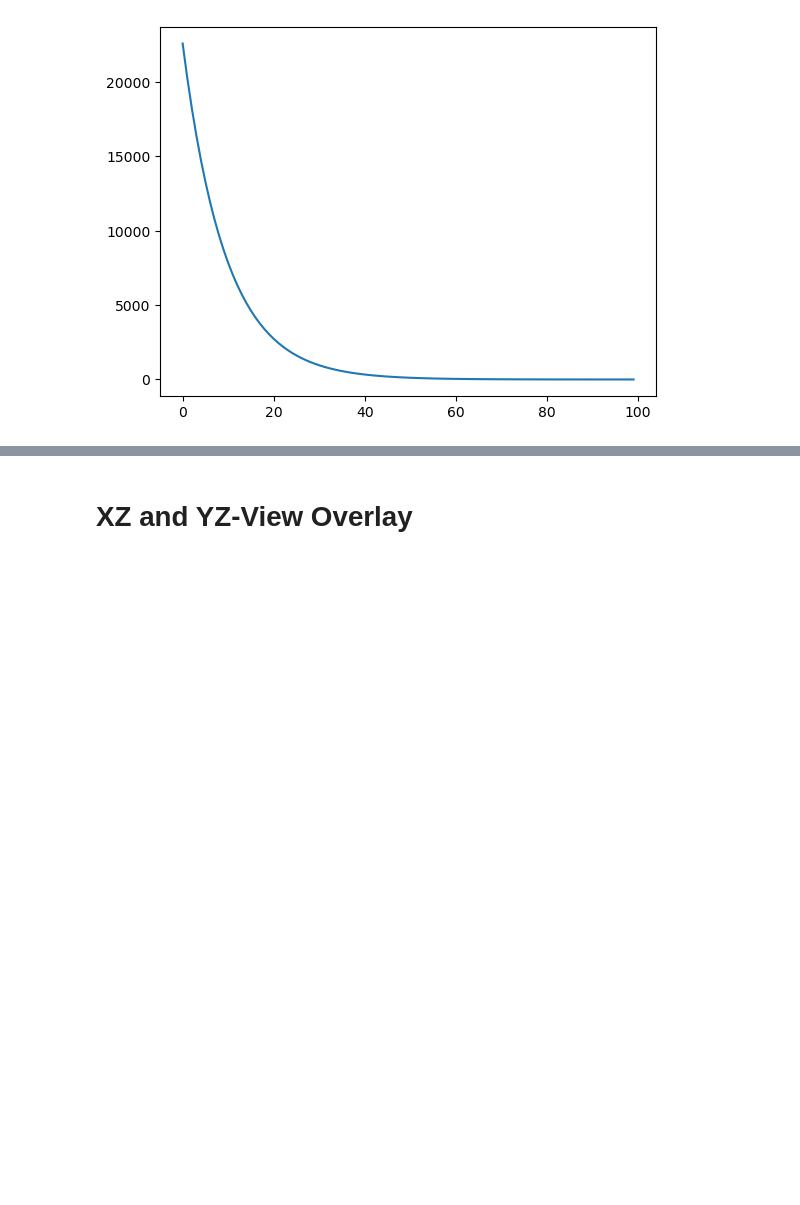
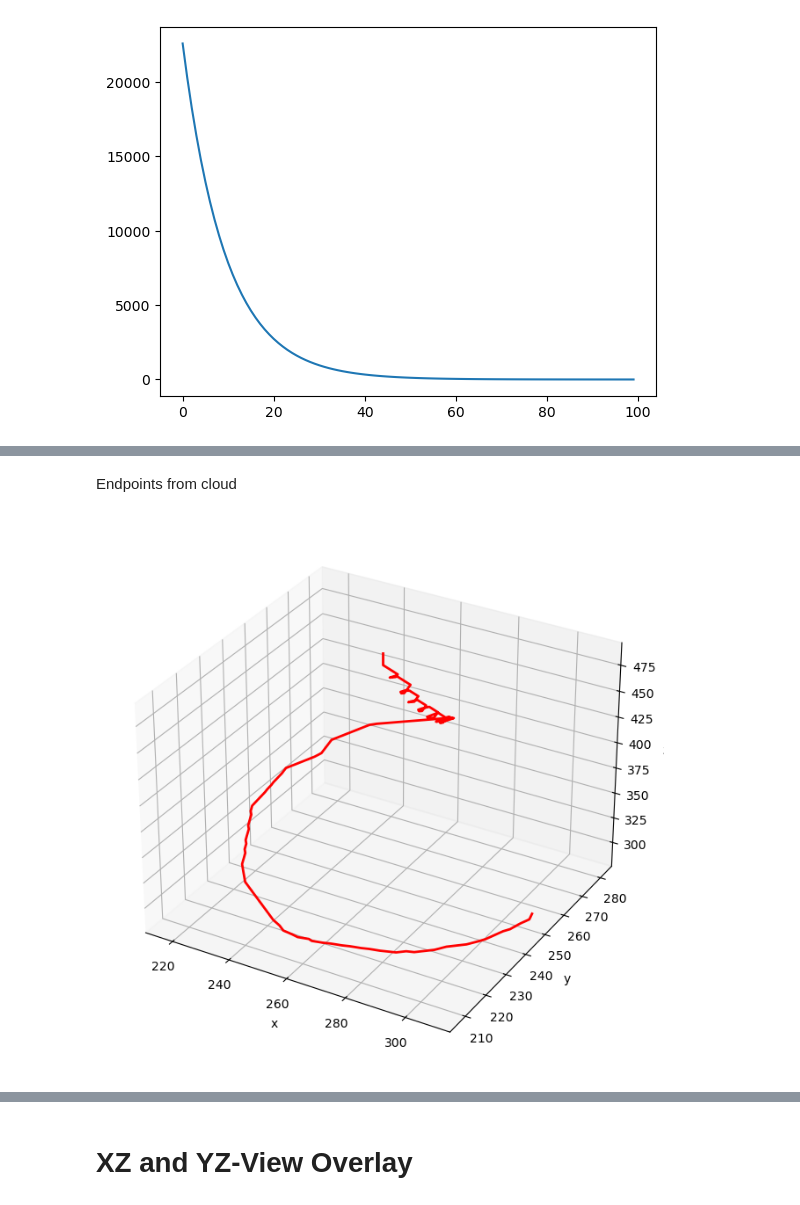
Before and after one commit to josef-lin/HFSP-dodder, a Jupyter notebook: src/data-reconstruction/probability-reconstruction.ipynb, the cells around one changed output, grey strips where cells are left out. Drawn from its saved outputs; the diff is of its cells as text; code cells hidden in the pictures; blank space fills up the shorter version.

```diff
--- a/src/data-reconstruction/probability-reconstruction.ipynb
+++ b/src/data-reconstruction/probability-reconstruction.ipynb
@@ -177,0 +162,2 @@ plt.show()
+# %% [markdown]
+Endpoints from cloud
@@ -178,3 +282,13 @@ plt.show()
+# %%
+fig = plt.figure(figsize=(8,8))
+ax = fig.add_subplot(111, projection='3d')
+ax.plot(curve[:,0], curve[:,1], curve[:,2], c='r', lw=2)
+ax.set_xlabel('x')
+ax.set_ylabel('y')
+ax.set_zlabel('z')
+plt.show()
+# %% [output]
+[figure, added]
 # %%
 camera_params_path = f"../../data/synthetic/test_curves/camera_params.csv"
 
```
Also changed, not shown: parts of 13 cells of this notebook.
